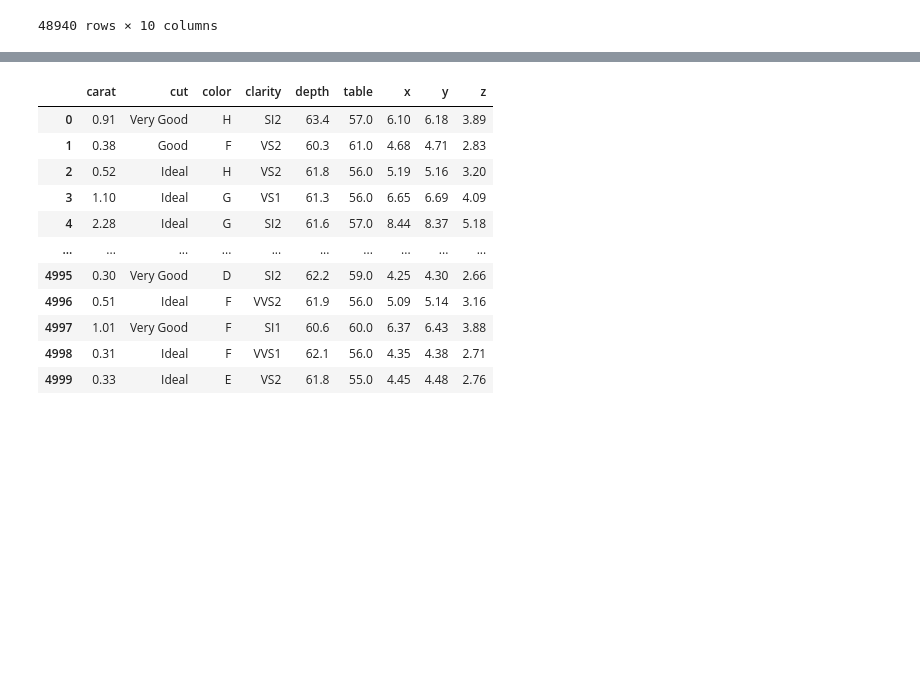
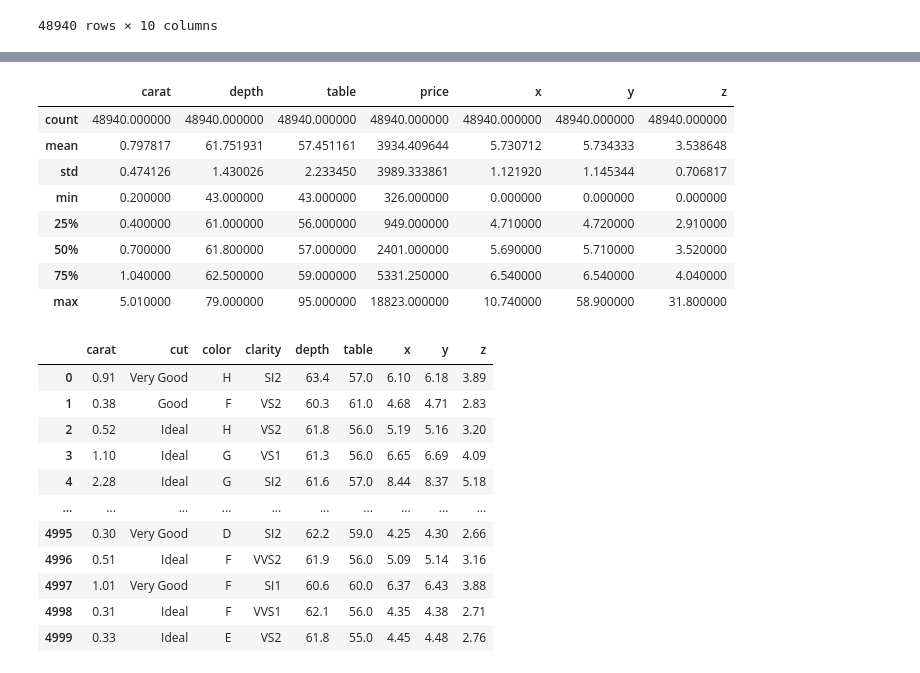
Before and after one commit to dvbarbato/project-diamonds, a Jupyter notebook: Untitled.ipynb, the cells around one changed output, grey strips where cells are left out. Cells and saved outputs as stored; diff of their text form; code cells hidden in the pictures; blank space fills up the shorter version.

```diff
--- a/Untitled.ipynb
+++ b/Untitled.ipynb
@@ -29,3 +49,15 @@ df_historico
+# %%
+df_historico.describe()
+# %% [output]
+|  | carat | depth | table | price | x | y | z |
+| count | 48940.000000 | 48940.000000 | 48940.000000 | 48940.000000 | 48940.000000 | 48940.000000 | 48940.000000 |
+| mean | 0.797817 | 61.751931 | 57.451161 | 3934.409644 | 5.730712 | 5.734333 | 3.538648 |
+| std | 0.474126 | 1.430026 | 2.233450 | 3989.333861 | 1.121920 | 1.145344 | 0.706817 |
+| min | 0.200000 | 43.000000 | 43.000000 | 326.000000 | 0.000000 | 0.000000 | 0.000000 |
+| 25% | 0.400000 | 61.000000 | 56.000000 | 949.000000 | 4.710000 | 4.720000 | 2.910000 |
+| 50% | 0.700000 | 61.800000 | 57.000000 | 2401.000000 | 5.690000 | 5.710000 | 3.520000 |
+| 75% | 1.040000 | 62.500000 | 59.000000 | 5331.250000 | 6.540000 | 6.540000 | 4.040000 |
+| max | 5.010000 | 79.000000 | 95.000000 | 18823.000000 | 10.740000 | 58.900000 | 31.800000 |
 # %%
 df_estimar = pd.read_csv('precos_estimar_rick_diamonds.csv')
 df_estimar
```
Also changed, not shown: parts of 22 cells of this notebook, 1 other file.
